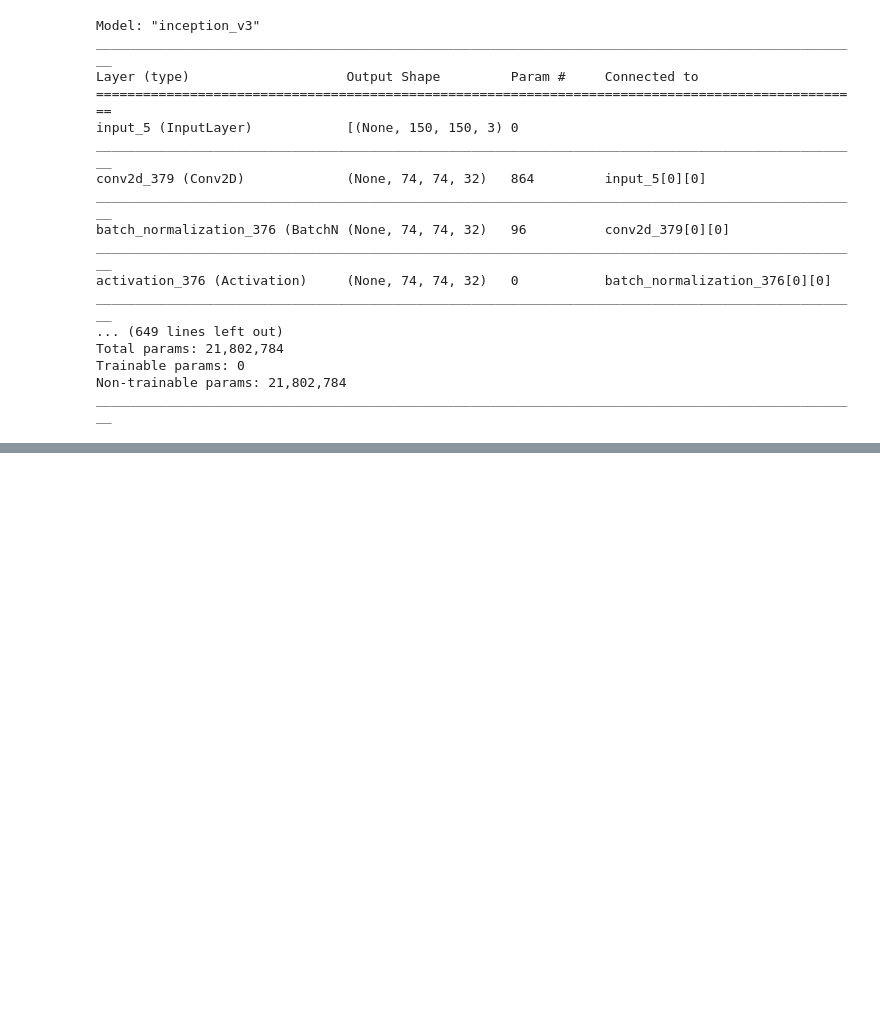
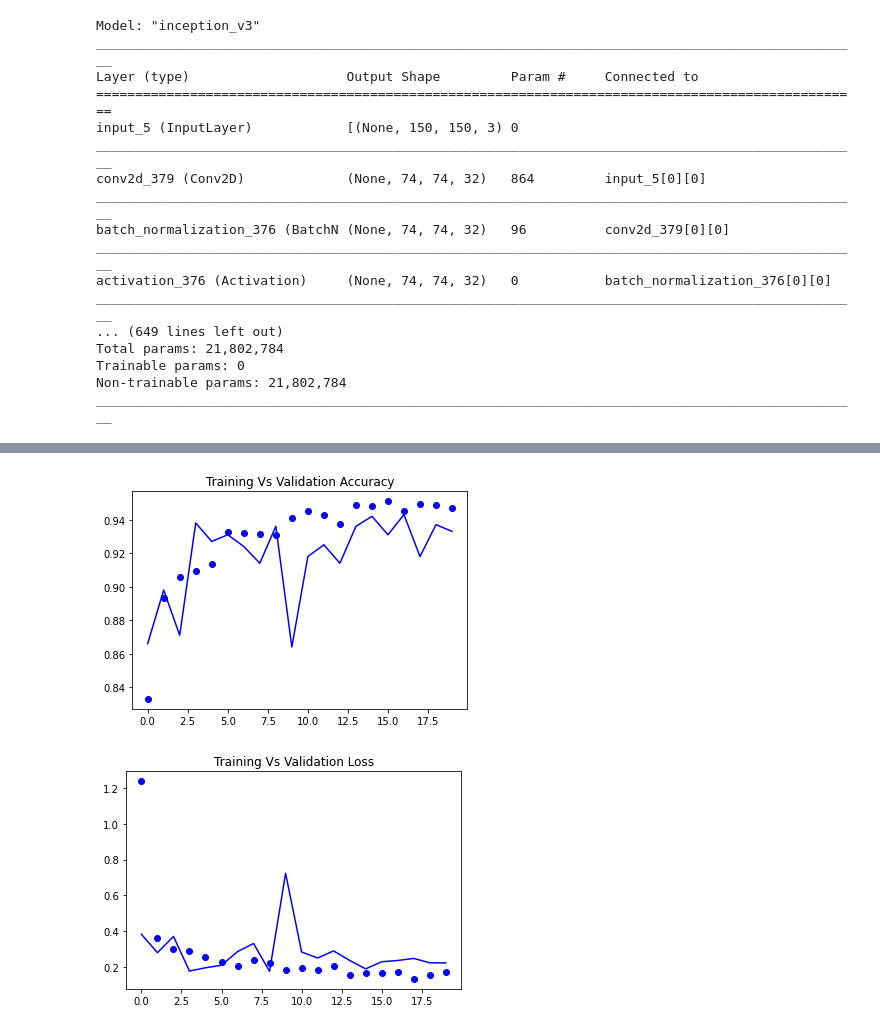
Before and after one commit to shash3061/Cats_Vs_Dogs, a Jupyter notebook: Cats_Vs_Dogs.ipynb, the cells around one changed output, grey strips where cells are left out. Cells and saved outputs as stored; diff of their text form; code cells hidden in the pictures; blank space fills up the shorter version.

Commit message:
Transfer Learning Implemented

```diff
--- a/Cats_Vs_Dogs.ipynb
+++ b/Cats_Vs_Dogs.ipynb
@@ -328,3 +328,23 @@ last_layer = pre_trained_model.get_layer('mixed7')
 last_output = last_layer.output
 # %%
 from tensorflow.keras.optimizers import RMSprop
+# %%
+x = layers.Flatten()(last_output)
+x = layers.Dense(1024, activation = 'relu')(x)
+x = layers.Dense(1, activation = 'sigmoid')(x)
+# %%
+model = Model(pre_trained_model.input, x)
+model.compile(
+    optimizer = RMSprop(lr = 0.001),
+    loss = 'binary_crossentropy',
+    metrics = ['accuracy']
+)
+# %%
+history_transfer = model.fit_generator(
+    train_generator_aug,
+    validation_data = validation_generator_aug,
+    steps_per_epoch = 100,
+    epochs = 20,
+    validation_steps = 50,
+    verbose = 2,
+)
@@ -330,0 +371,19 @@ from tensorflow.keras.optimizers import RMSprop
+# %%
+acc = history_transfer.history['accuracy']
+validation_acc = history_transfer.history['val_accuracy']
+loss = history_transfer.history['loss']
+validation_loss = history_transfer.history['val_loss']
+
+epochs = range(len(acc))
+plt.plot(epochs, acc, 'bo', label='Training Accuracy')
+plt.plot(epochs, validation_acc, 'b', label='Validation Accuracy')
+plt.title('Training Vs Validation Accuracy')
+plt.figure()
+
+plt.plot(epochs, loss, 'bo', label='Training Loss')
+plt.plot(epochs, validation_loss, 'b', label='Validation Loss')
+plt.title("Training Vs Validation Loss")
+plt.show()
+# %% [output]
+[figure, added]
+[figure, added]
```
Also changed, not shown: parts of 2 cells of this notebook.
